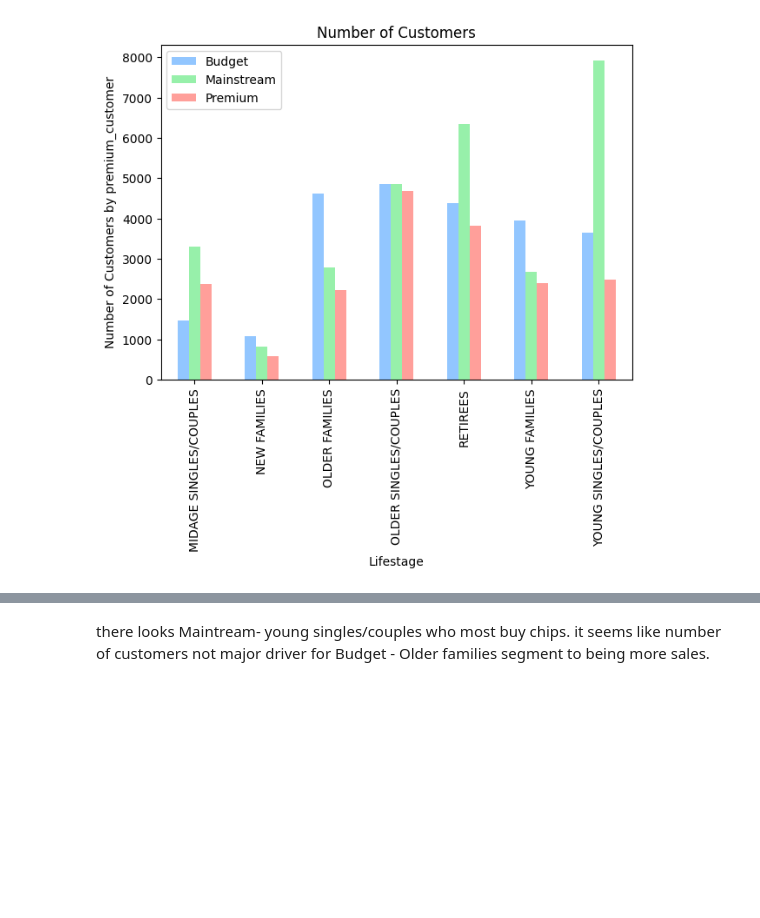
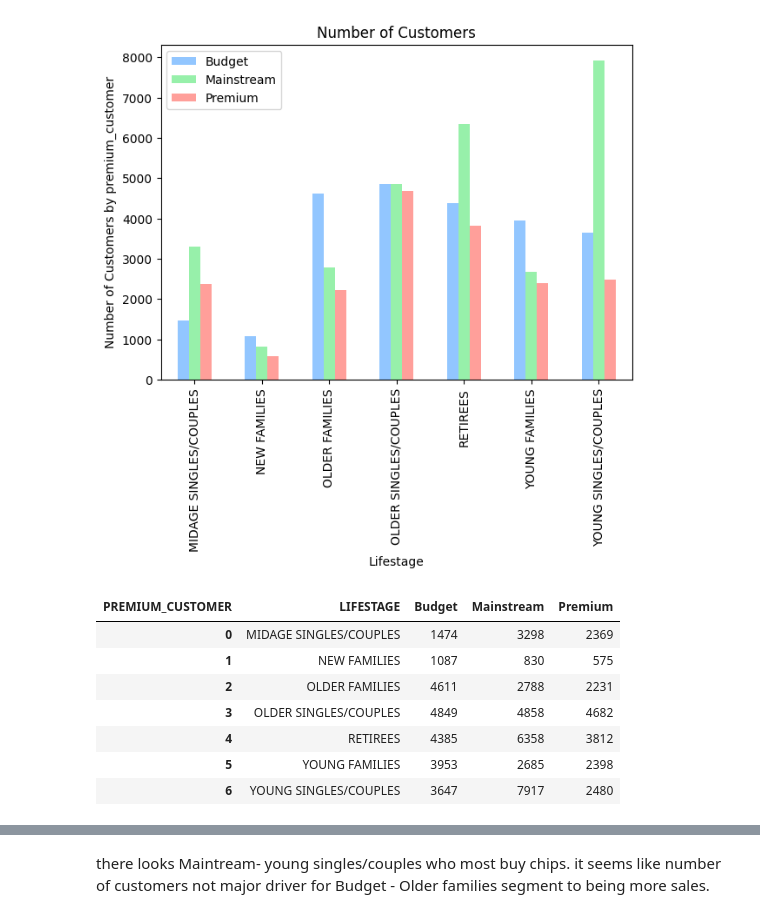
Before and after one commit to windipngsti/Quantium-Data-Analytics, a Jupyter notebook: Quantium_Task 1.ipynb, the cells around one changed output, grey strips where cells are left out. Cells and saved outputs as stored; diff of their text form; code cells hidden in the pictures; blank space fills up the shorter version.

```diff
--- a/Quantium_Task 1.ipynb
+++ b/Quantium_Task 1.ipynb
@@ -700,3 +728,22 @@ plt.legend(['Budget','Mainstream','Premium'])
 # %% [output]
 <matplotlib.legend.Legend at 0x...>
 [figure]
+# %%
+# proportions plot
+custv = pd.DataFrame(data.groupby(['LIFESTAGE','PREMIUM_CUSTOMER']).LYLTY_CARD_NBR.nunique())
+
+# pivot table custv
+table = pd.pivot_table(custv, values='LYLTY_CARD_NBR', index=['LIFESTAGE'],
+                       columns=['PREMIUM_CUSTOMER'], aggfunc="sum", fill_value=0)
+table = table.reset_index()
+table = pd.DataFrame(table)
+table
+# %% [output]
+| PREMIUM_CUSTOMER | LIFESTAGE | Budget | Mainstream | Premium |
+| 0 | MIDAGE SINGLES/COUPLES | 1474 | 3298 | 2369 |
+| 1 | NEW FAMILIES | 1087 | 830 | 575 |
+| 2 | OLDER FAMILIES | 4611 | 2788 | 2231 |
+| 3 | OLDER SINGLES/COUPLES | 4849 | 4858 | 4682 |
+| 4 | RETIREES | 4385 | 6358 | 3812 |
+| 5 | YOUNG FAMILIES | 3953 | 2685 | 2398 |
+| 6 | YOUNG SINGLES/COUPLES | 3647 | 7917 | 2480 |
```
Also changed, not shown: parts of 8 cells of this notebook.
